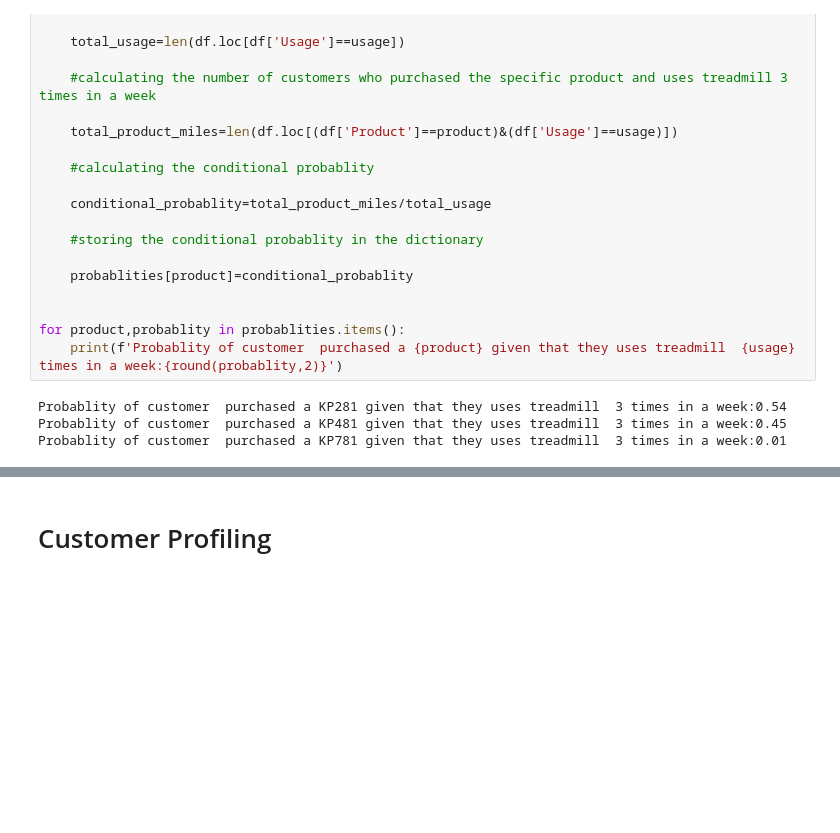
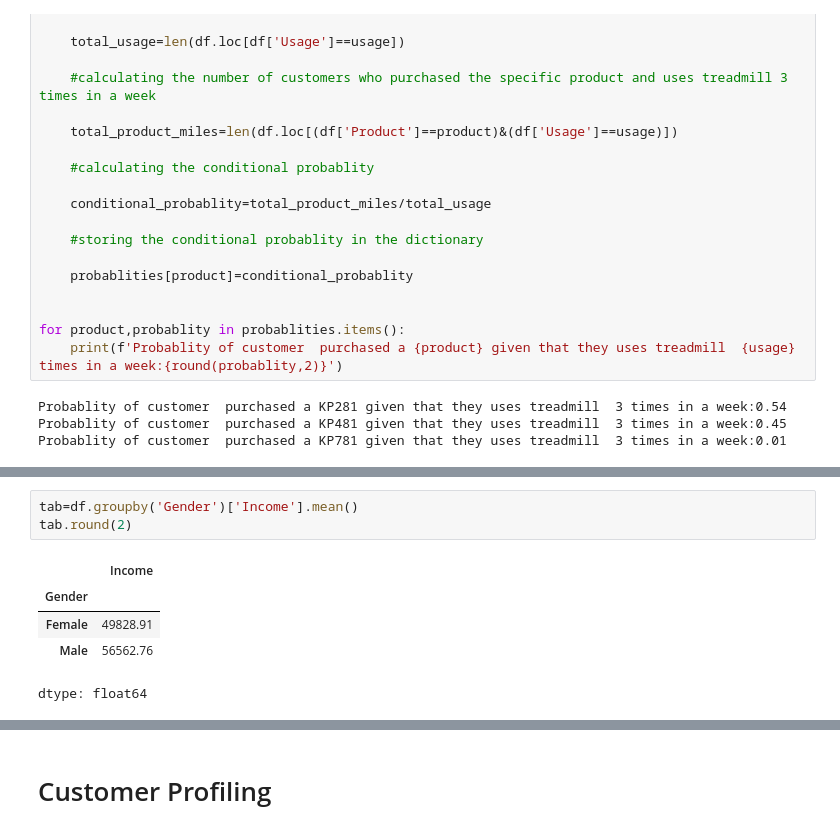
Before and after one commit to wasimarish/Target_DataAnalyst, a Jupyter notebook: Aerofit.ipynb, the cells around one changed output, grey strips where cells are left out. Saved outputs shown, nothing was run; the diff lists cells and outputs as text; blank space fills up the shorter version.

```diff
--- a/Aerofit.ipynb
+++ b/Aerofit.ipynb
@@ -819,0 +831,9 @@ Probablity of customer  purchased a KP781 given that they uses treadmill  3 time
+# %%
+tab=df.groupby('Gender')['Income'].mean()
+tab.round(2)
+# %% [output]
+|  | Income |
+| Gender |  |
+| Female | 49828.91 |
+| Male | 56562.76 |
+dtype: float64
```
Also changed, not shown: parts of 23 cells of this notebook.
